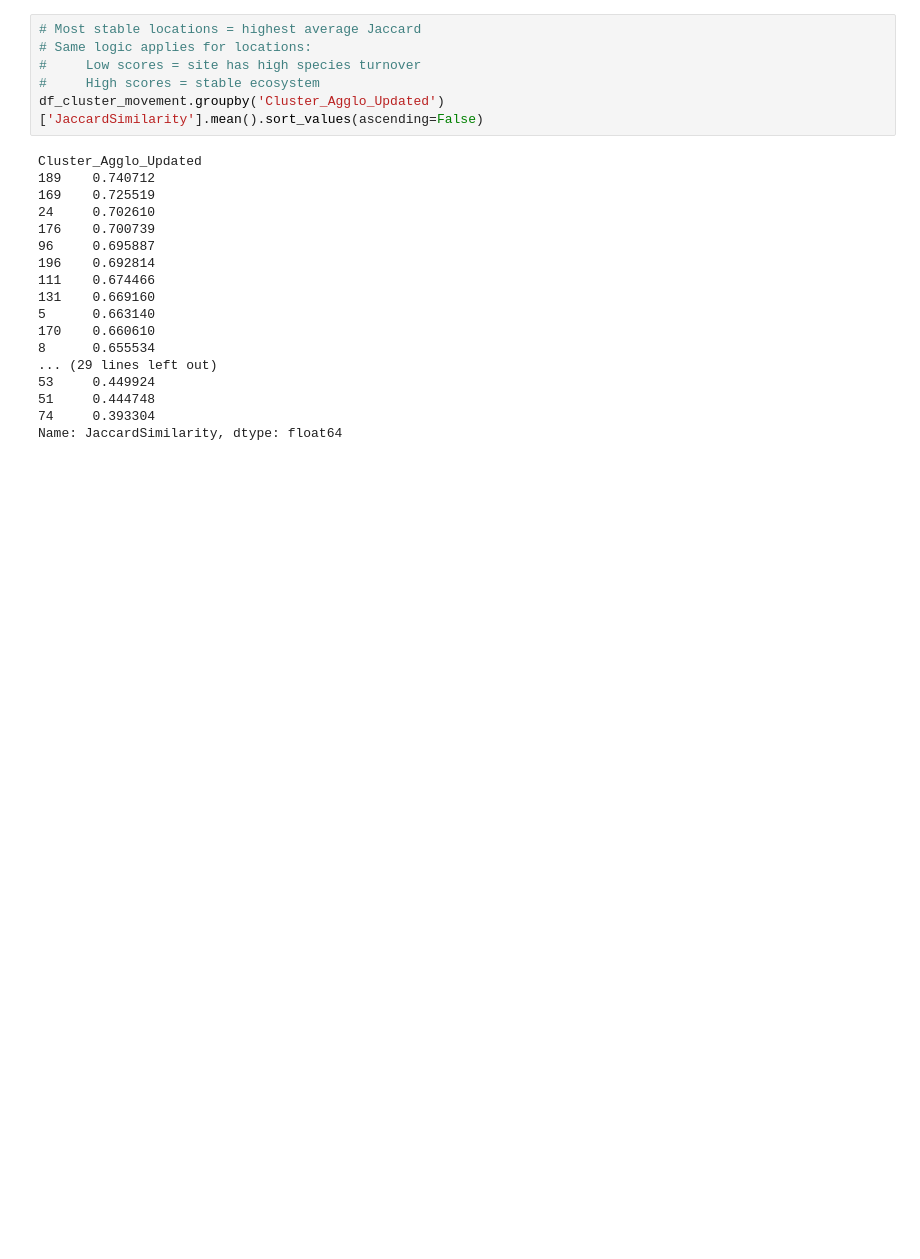
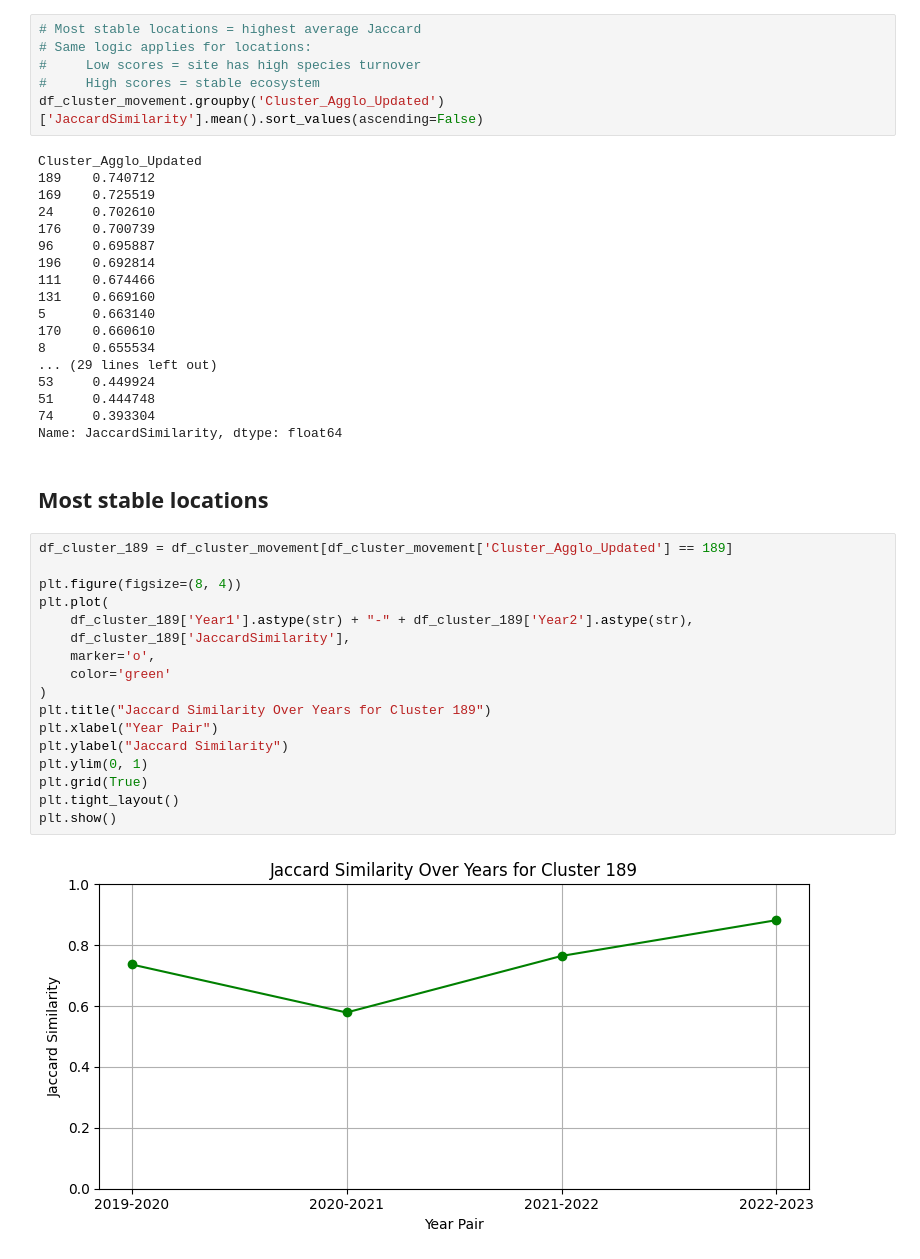
Before and after one commit to sagniksinha/CS8903_HAAG_Spatial_Camera_Trap_Summer2025, a Jupyter notebook: Jaccard_Index.ipynb, the cells around one changed output. Saved outputs shown, nothing was run; the diff lists cells and outputs as text; blank space fills up the shorter version.

```diff
--- a/Jaccard_Index.ipynb
+++ b/Jaccard_Index.ipynb
@@ -236,3 +261,24 @@ Cluster_Agglo_Updated
 51     0.444748
 74     0.393304
 Name: JaccardSimilarity, dtype: float64
+# %% [markdown]
+## Most stable locations
+# %%
+df_cluster_189 = df_cluster_movement[df_cluster_movement['Cluster_Agglo_Updated'] == 189]
+
+plt.figure(figsize=(8, 4))
+plt.plot(
+    df_cluster_189['Year1'].astype(str) + "-" + df_cluster_189['Year2'].astype(str),
+    df_cluster_189['JaccardSimilarity'],
+    marker='o',
+    color='green'
+)
+plt.title("Jaccard Similarity Over Years for Cluster 189")
+plt.xlabel("Year Pair")
+plt.ylabel("Jaccard Similarity")
+plt.ylim(0, 1)
+plt.grid(True)
+plt.tight_layout()
+plt.show()
+# %% [output]
+[figure, added]
```
Also changed, not shown: parts of 12 cells of this notebook.
